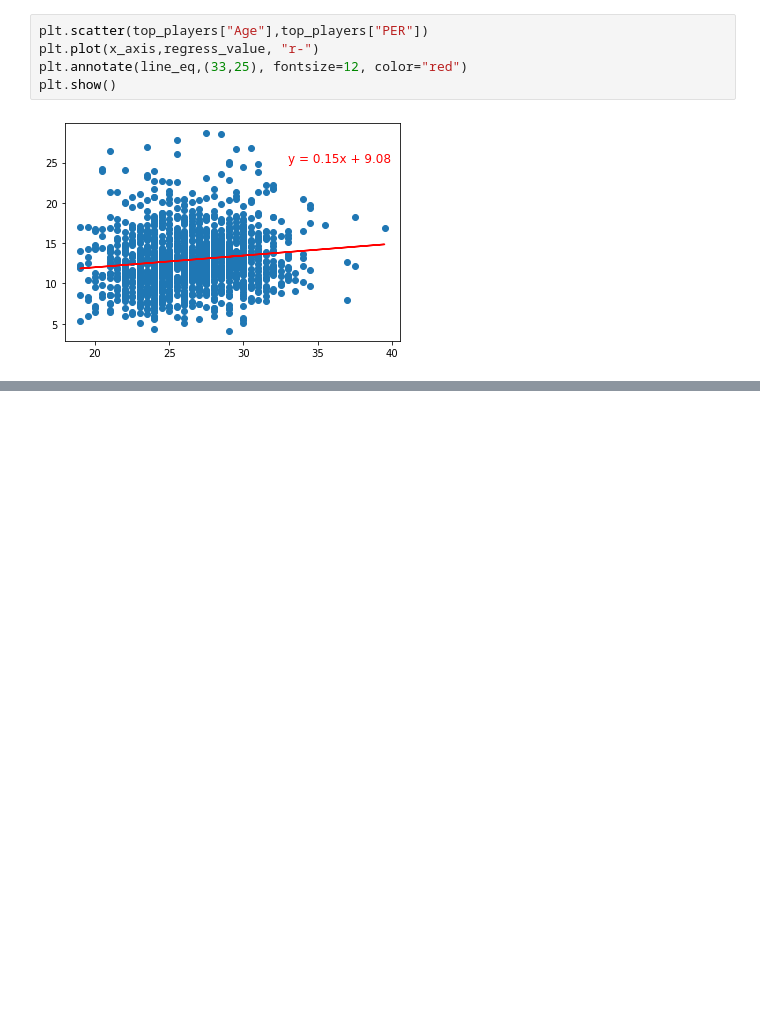
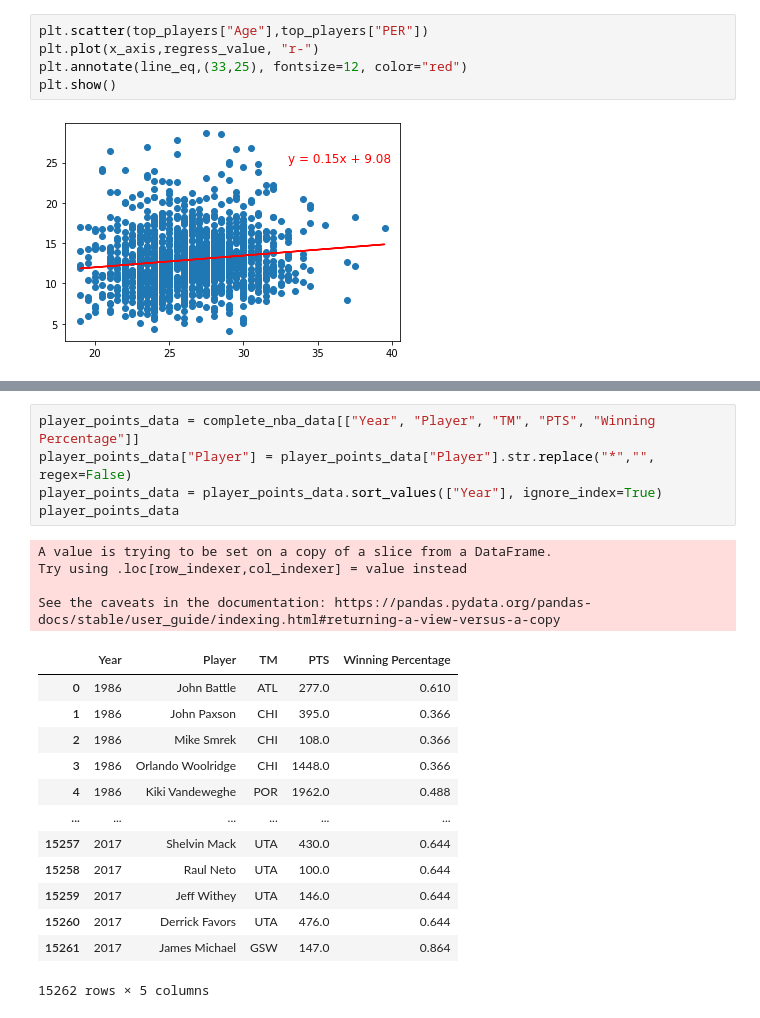
Before and after one commit to Kate-Yayla/Project1-Historical-NBA-Analysis, a Jupyter notebook: NBA Analysis.ipynb, the cells around one changed output, grey strips where cells are left out. Drawn from its saved outputs; the diff is of its cells as text; blank space fills up the shorter version.

```diff
--- a/NBA Analysis.ipynb
+++ b/NBA Analysis.ipynb
@@ -367,0 +409,23 @@ plt.show()
+# %%
+player_points_data = complete_nba_data[["Year", "Player", "TM", "PTS", "Winning Percentage"]]
+player_points_data["Player"] = player_points_data["Player"].str.replace("*","", regex=False)
+player_points_data = player_points_data.sort_values(["Year"], ignore_index=True)
+player_points_data
+# %% [output]
+A value is trying to be set on a copy of a slice from a DataFrame.
+Try using .loc[row_indexer,col_indexer] = value instead
+
+See the caveats in the documentation: https://pandas.pydata.org/pandas-docs/stable/user_guide/indexing.html#returning-a-view-versus-a-copy
+|  | Year | Player | TM | PTS | Winning Percentage |
+| 0 | 1986 | John Battle | ATL | 277.0 | 0.610 |
+| 1 | 1986 | John Paxson | CHI | 395.0 | 0.366 |
+| 2 | 1986 | Mike Smrek | CHI | 108.0 | 0.366 |
+| 3 | 1986 | Orlando Woolridge | CHI | 1448.0 | 0.366 |
+| 4 | 1986 | Kiki Vandeweghe | POR | 1962.0 | 0.488 |
+| ... | ... | ... | ... | ... | ... |
+| 15257 | 2017 | Shelvin Mack | UTA | 430.0 | 0.644 |
+| 15258 | 2017 | Raul Neto | UTA | 100.0 | 0.644 |
+| 15259 | 2017 | Jeff Withey | UTA | 146.0 | 0.644 |
+| 15260 | 2017 | Derrick Favors | UTA | 476.0 | 0.644 |
+| 15261 | 2017 | James Michael | GSW | 147.0 | 0.864 |
+15262 rows × 5 columns
```
Also changed, not shown: parts of 11 cells of this notebook.
